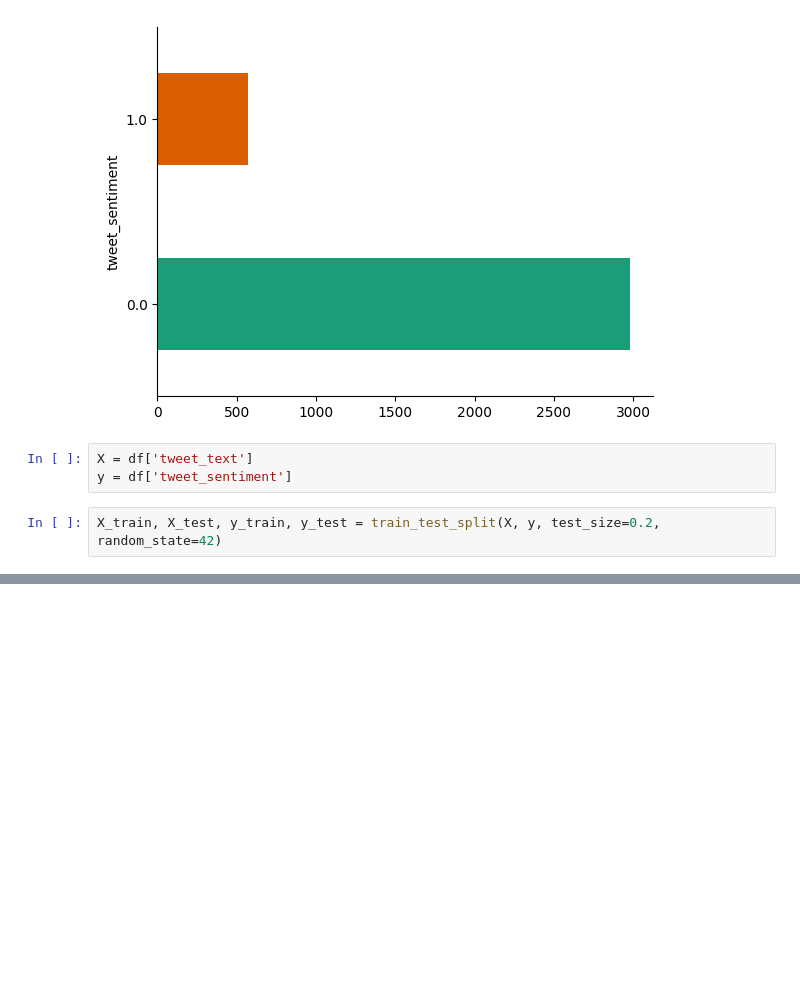
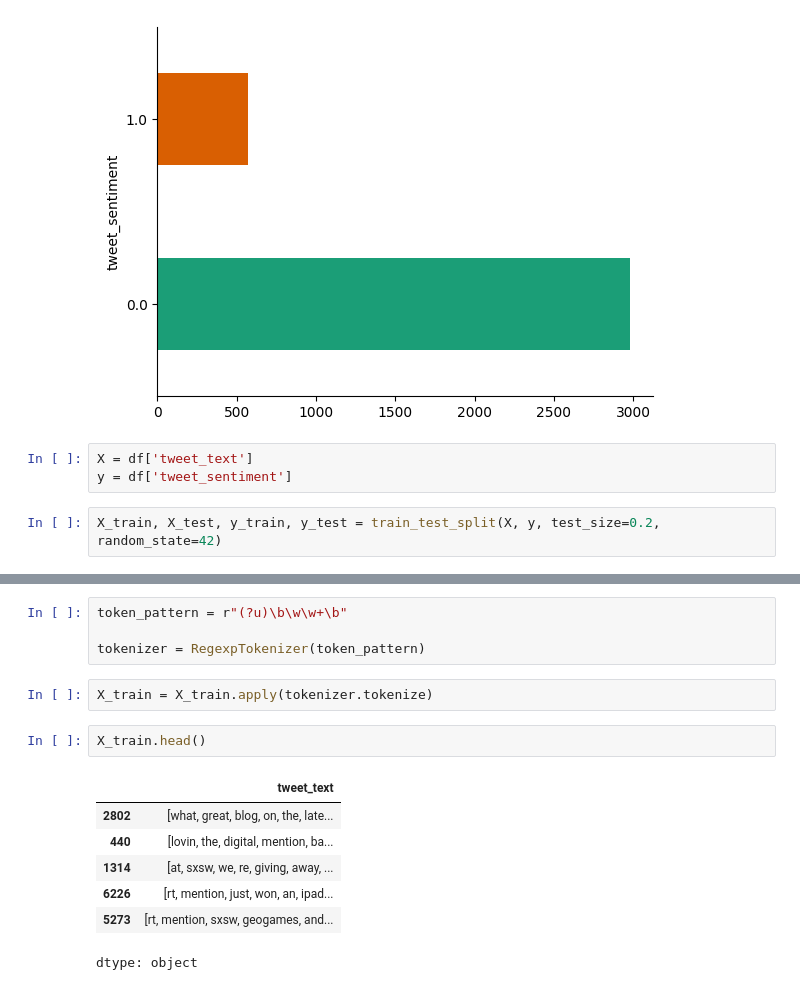
Before and after one commit to josh-g-grimes/Twitter-Sentiment-NLP, a Jupyter notebook: notebook.ipynb, the cells around one changed output, grey strips where cells are left out. Drawn from its saved outputs; the diff is of its cells as text; blank space fills up the shorter version.

Commit message:
Data Preparation - Clean Data - Standard Casing + Tokenization

```diff
--- a/notebook.ipynb
+++ b/notebook.ipynb
@@ -74,0 +88,16 @@ X_train, X_test, y_train, y_test = train_test_split(X, y, test_size=0.2, random_
+# %%
+token_pattern = r"(?u)\b\w\w+\b"
+
+tokenizer = RegexpTokenizer(token_pattern)
+# %%
+X_train = X_train.apply(tokenizer.tokenize)
+# %%
+X_train.head()
+# %% [output]
+|  | tweet_text |
+| 2802 | [what, great, blog, on, the, late... |
+| 440 | [lovin, the, digital, mention, ba... |
+| 1314 | [at, sxsw, we, re, giving, away, ... |
+| 6226 | [rt, mention, just, won, an, ipad... |
+| 5273 | [rt, mention, sxsw, geogames, and... |
+dtype: object
```
Also changed, not shown: parts of 4 cells of this notebook.
